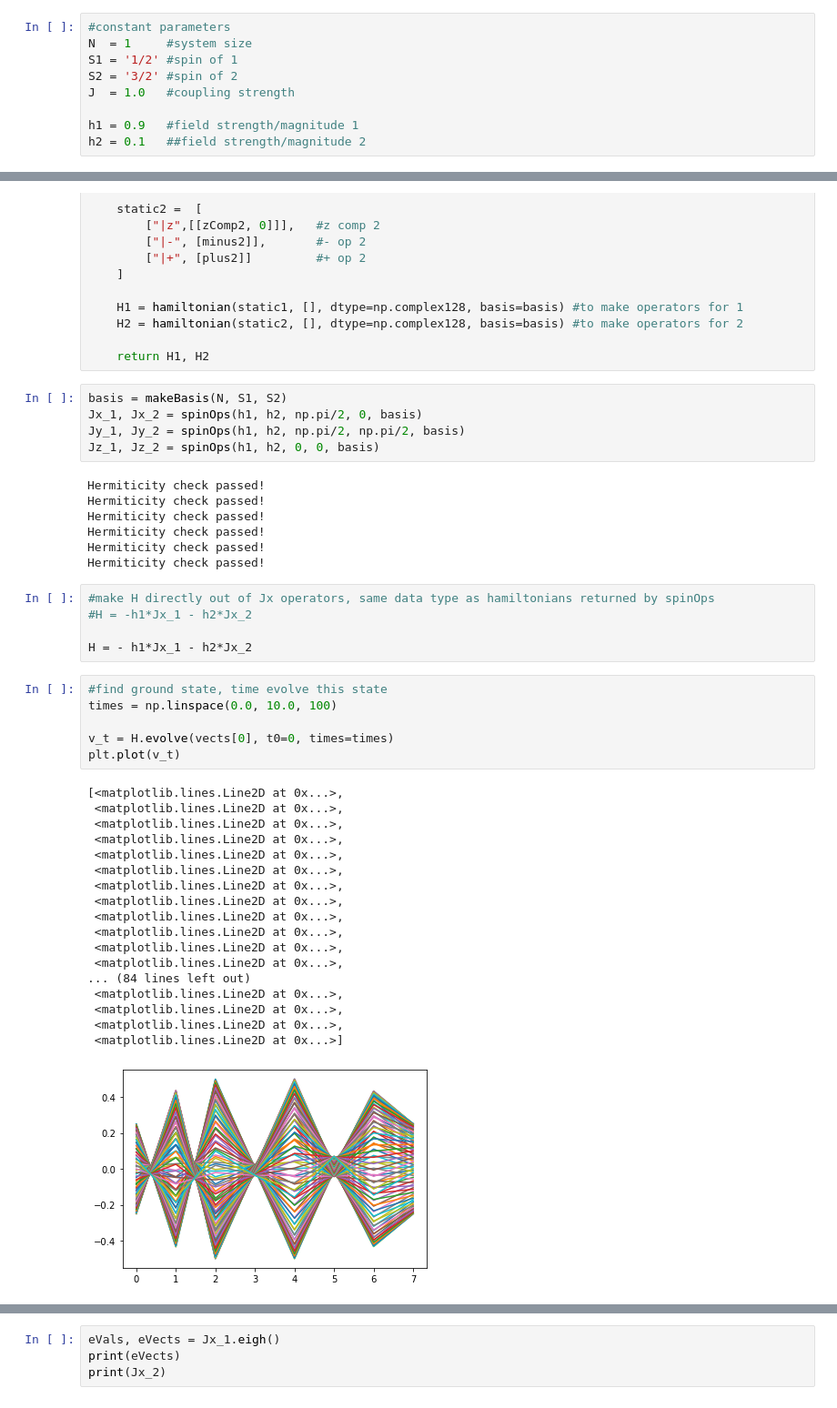
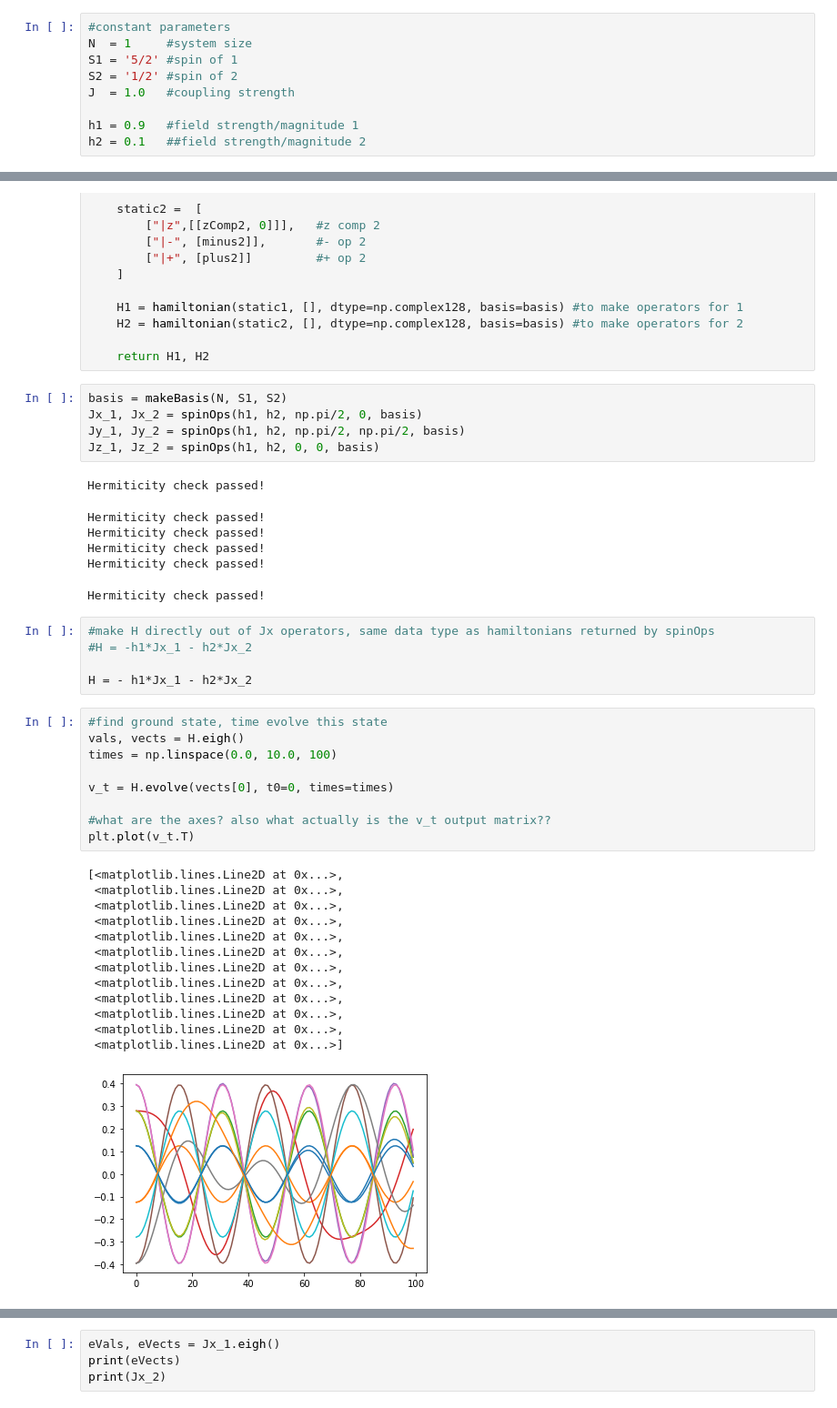
Before and after one commit to reylambert/quspinpractice, a Jupyter notebook: tentative 2 spin code.ipynb, the cells around one changed output, grey strips where cells are left out. Shown at 91% size. Cells and saved outputs as stored; diff of their text form.

```diff
--- a/tentative 2 spin code.ipynb
+++ b/tentative 2 spin code.ipynb
@@ -7,8 +7,8 @@ from matplotlib import pyplot as plt
 # %%
 #constant parameters
 N  = 1     #system size
-S1 = '1/2' #spin of 1
-S2 = '3/2' #spin of 2
+S1 = '5/2' #spin of 1
+S2 = '1/2' #spin of 2
 J  = 1.0   #coupling strength
 
 h1 = 0.9   #field strength/magnitude 1
@@ -58,11 +58,11 @@ Jy_1, Jy_2 = spinOps(h1, h2, np.pi/2, np.pi/2, basis)
 Jz_1, Jz_2 = spinOps(h1, h2, 0, 0, basis)
 # %% [output]
 Hermiticity check passed!
-Hermiticity check passed!
-Hermiticity check passed!
-Hermiticity check passed!
-Hermiticity check passed!
-Hermiticity check passed!
+Hermiticity check passed!
+Hermiticity check passed!
+Hermiticity check passed!
+Hermiticity check passed!
+Hermiticity check passed!
 # %%
 #make H directly out of Jx operators, same data type as hamiltonians returned by spinOps
 #H = -h1*Jx_1 - h2*Jx_2
@@ -70,27 +70,25 @@ Hermiticity check passed!
 H = - h1*Jx_1 - h2*Jx_2
 # %%
 #find ground state, time evolve this state
+vals, vects = H.eigh()
 times = np.linspace(0.0, 10.0, 100)
 
 v_t = H.evolve(vects[0], t0=0, times=times)
-plt.plot(v_t)
+
+#what are the axes? also what actually is the v_t output matrix??
+plt.plot(v_t.T)
 # %% [output]
 [<matplotlib.lines.Line2D at 0x...>,
  <matplotlib.lines.Line2D at 0x...>,
  <matplotlib.lines.Line2D at 0x...>,
  <matplotlib.lines.Line2D at 0x...>,
  <matplotlib.lines.Line2D at 0x...>,
  <matplotlib.lines.Line2D at 0x...>,
  <matplotlib.lines.Line2D at 0x...>,
  <matplotlib.lines.Line2D at 0x...>,
  <matplotlib.lines.Line2D at 0x...>,
  <matplotlib.lines.Line2D at 0x...>,
  <matplotlib.lines.Line2D at 0x...>,
- <matplotlib.lines.Line2D at 0x...>,
-... (84 lines left out)
- <matplotlib.lines.Line2D at 0x...>,
- <matplotlib.lines.Line2D at 0x...>,
- <matplotlib.lines.Line2D at 0x...>,
  <matplotlib.lines.Line2D at 0x...>]
-[figure, old version]
+[figure, new version]
 # %%
```
Also changed, not shown: parts of 1 cell of this notebook.
